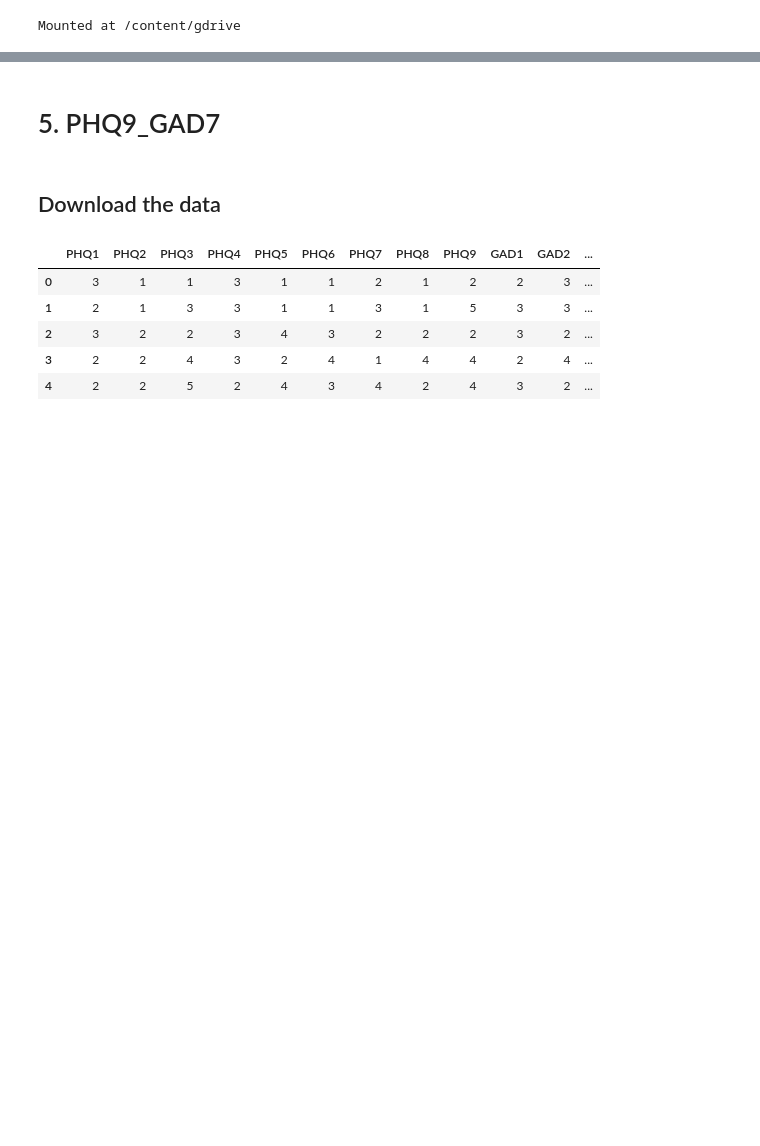
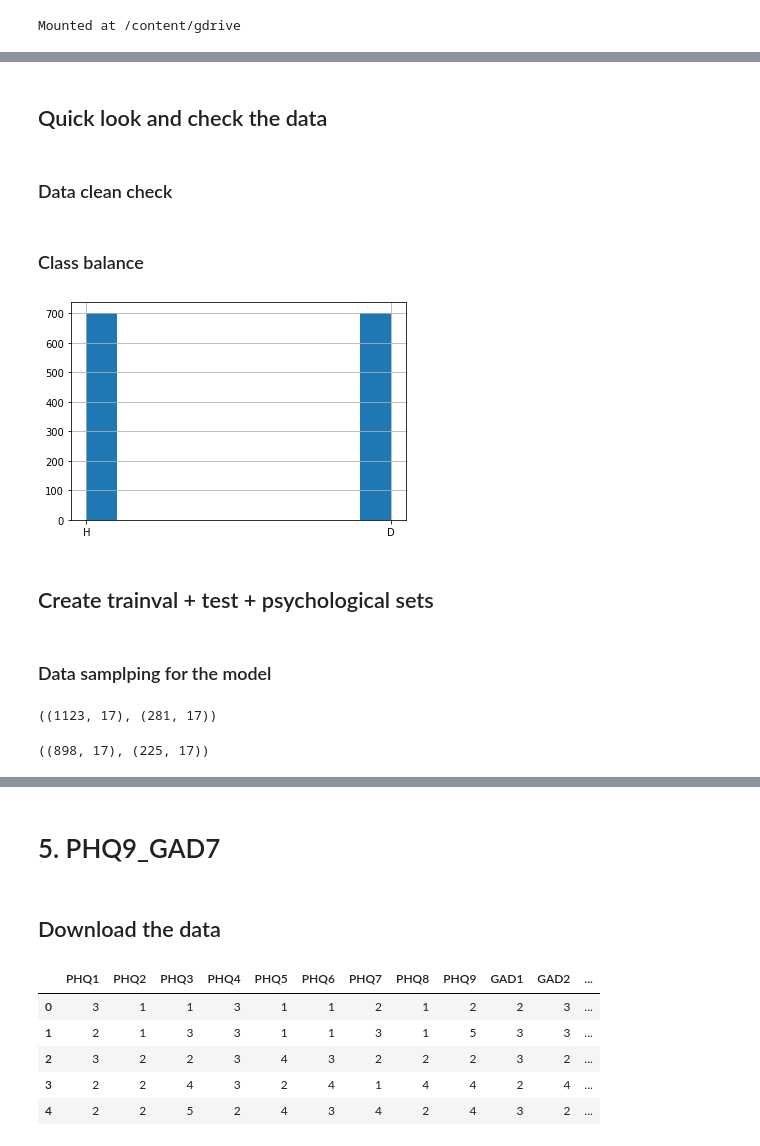
Before and after one commit to PashaIanko/Robust-Feature-Selection, a Jupyter notebook: main.ipynb, the cells around one changed output, grey strips where cells are left out. Saved outputs shown, nothing was run; the diff lists cells and outputs as text; code cells hidden in the pictures; blank space fills up the shorter version.

```diff
--- a/main.ipynb
+++ b/main.ipynb
@@ -76,0 +82,17 @@ from sklearn_utils import (
+# %%
+def read_data(root_path, folder_name):
+    if folder_name == '5. PHQ9_GAD7':
+
+        phq9_gad_7_csv_path = os.path.join(
+            root_path, '5. PHQ9_GAD7', 'PHQ9_GAD7_df.csv')
+        assert os.path.isfile(phq9_gad_7_csv_path)
+        return pd.read_csv(phq9_gad_7_csv_path, sep=';')
+
+    if folder_name == '2. PRMQ':
+        path = os.path.join(
+            root_path, '2. PRMQ', 'PRMQ_df.csv')
+        assert os.path.isfile(path)
+        return pd.read_csv(path, sep=',')
+
+
+pep8(_ih)
@@ -84,0 +245,7 @@ Mounted at /content/gdrive
+# %%
+dataset = read_data(
+    datasets_folder_path,
+    '2. PRMQ'
+)
+
+dataset.head(1)
@@ -84,0 +255,4 @@ Mounted at /content/gdrive
+# %% [markdown]
+## Quick look and check the data
+# %% [markdown]
+### Data clean check
@@ -84,0 +261,45 @@ Mounted at /content/gdrive
+# %% [markdown]
+### Class balance
+# %%
+dataset['CONDITION'].hist()
+
+assert len(dataset.loc[dataset['CONDITION'] == 'H', :]) \
+    == len(dataset.loc[dataset['CONDITION'] == 'D', :])
+# %% [output]
+[figure, added]
+# %% [markdown]
+## Create trainval + test + psychological sets
+# %% [markdown]
+### Data samplping for the model
+# %%
+from sklearn.model_selection import train_test_split
+
+
+df_trainval, df_test = train_test_split(
+    dataset,
+    random_state=RANDOM_STATE,
+    train_size=TRAINVAL_SIZE,
+    stratify=dataset['CONDITION']
+)
+
+check_split_correctness(df_trainval, 'CONDITION', eps_=0.001)
+check_split_correctness(df_test, 'CONDITION', eps_=0.01)
+
+df_trainval.shape, df_test.shape
+# %% [output]
+((1123, 17), (281, 17))
+# %%
+df_train, df_validation = train_test_split(
+    df_trainval,
+    train_size=TRAIN_SIZE,
+    random_state=RANDOM_STATE,
+    stratify=df_trainval['CONDITION']
+)
+
+
+check_split_correctness(df_train, 'CONDITION')
+check_split_correctness(df_validation, 'CONDITION')
+
+df_train.shape, df_validation.shape
+# %% [output]
+((898, 17), (225, 17))
```
Also changed, not shown: parts of 30 cells of this notebook.
